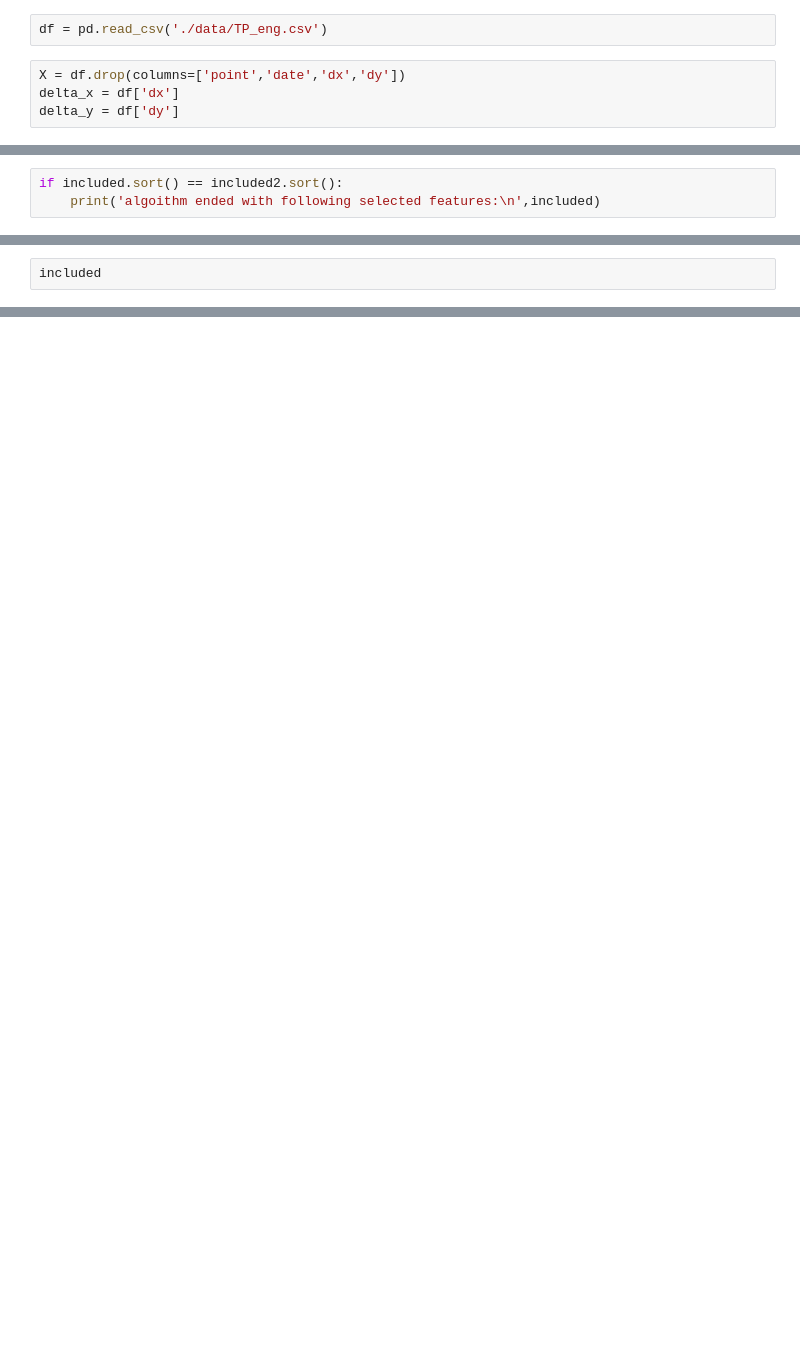
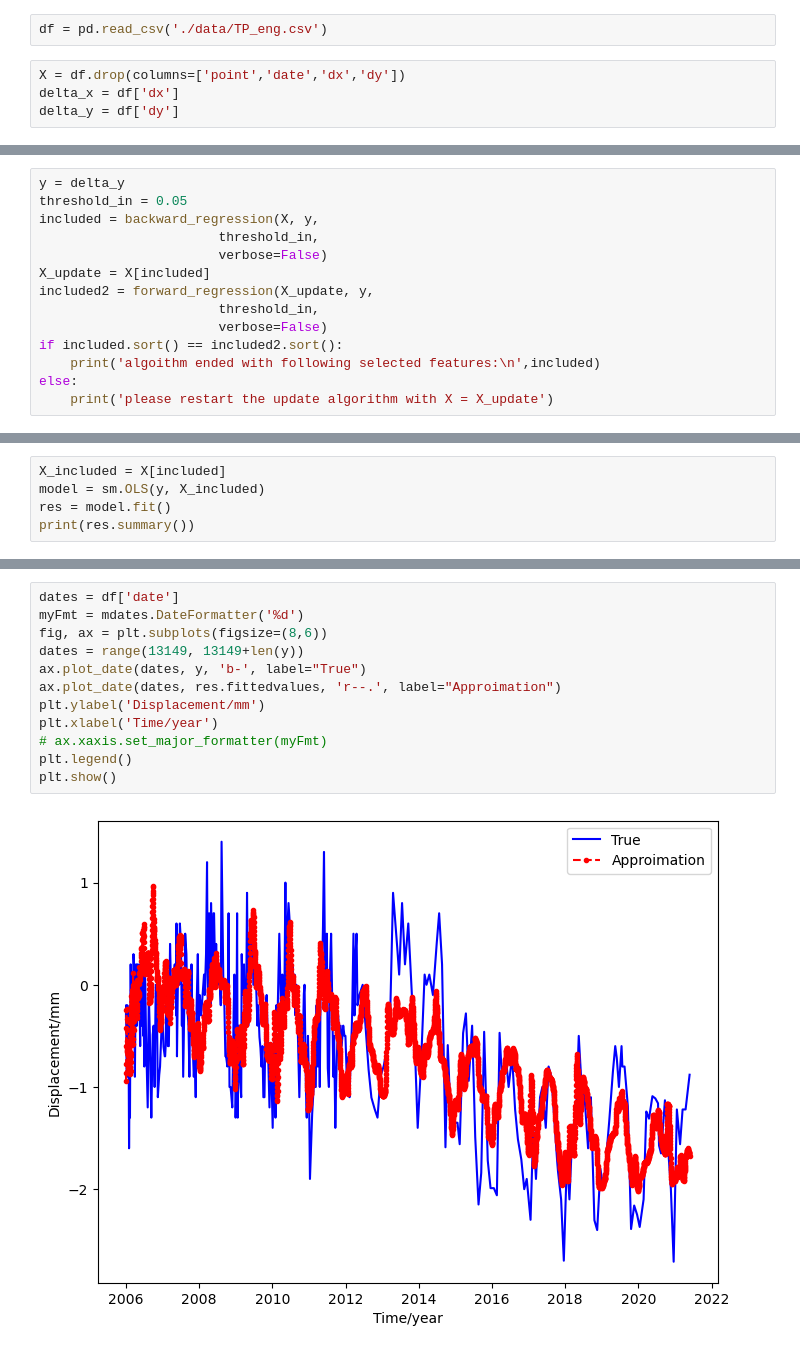
Before and after one commit to Liuxy94/stepwise-regression, a Jupyter notebook: code/stepwise regression.ipynb, the cells around one changed output, grey strips where cells are left out. Drawn from its saved outputs; the diff is of its cells as text; blank space fills up the shorter version.

```diff
--- a/code/stepwise regression.ipynb
+++ b/code/stepwise regression.ipynb
@@ -88,5 +170,16 @@ Add  T20                            with p-value 0.00916981
 # %%
+y = delta_y
+threshold_in = 0.05
+included = backward_regression(X, y,
+                       threshold_in,
+                       verbose=False)
+X_update = X[included]
+included2 = forward_regression(X_update, y,
+                       threshold_in,
+                       verbose=False)
 if included.sort() == included2.sort():
     print('algoithm ended with following selected features:\n',included)
+else:
+    print('please restart the update algorithm with X = X_update')
 # %% [output]
 algoithm ended with following selected features:
@@ -94,3 +187,6 @@ algoithm ended with following selected features:
 # %%
-included
+X_included = X[included]
+model = sm.OLS(y, X_included)
+res = model.fit()
+print(res.summary())
 # %% [output]
@@ -97,0 +210,14 @@ included
+# %%
+dates = df['date']
+myFmt = mdates.DateFormatter('%d')
+fig, ax = plt.subplots(figsize=(8,6))
+dates = range(13149, 13149+len(y))
+ax.plot_date(dates, y, 'b-', label="True")
+ax.plot_date(dates, res.fittedvalues, 'r--.', label="Approimation")
+plt.ylabel('Displacement/mm')
+plt.xlabel('Time/year')
+# ax.xaxis.set_major_formatter(myFmt)
+plt.legend()
+plt.show()
+# %% [output]
+[figure, added]
```
Also changed, not shown: parts of 19 cells of this notebook, 1 other file.
